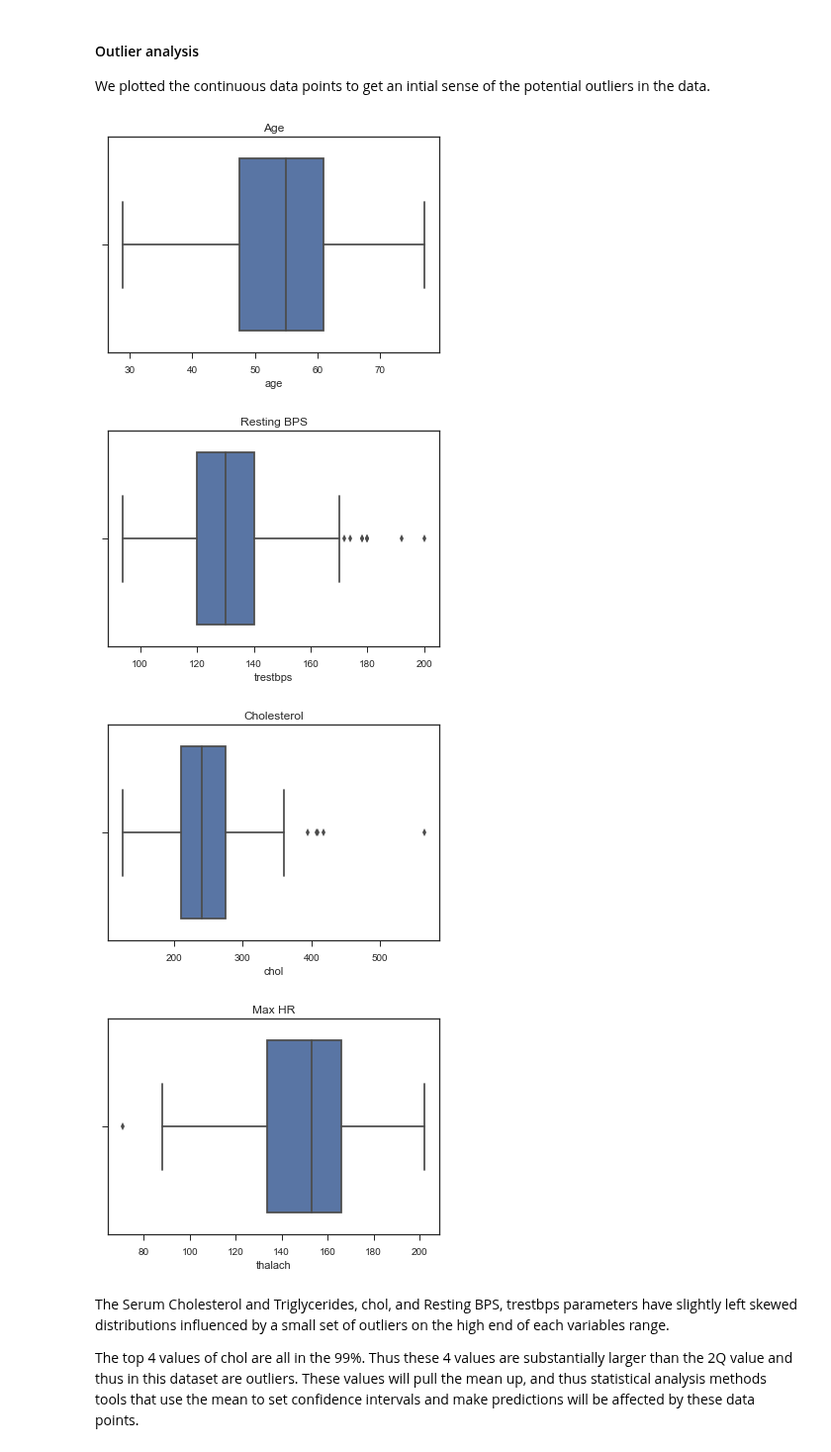
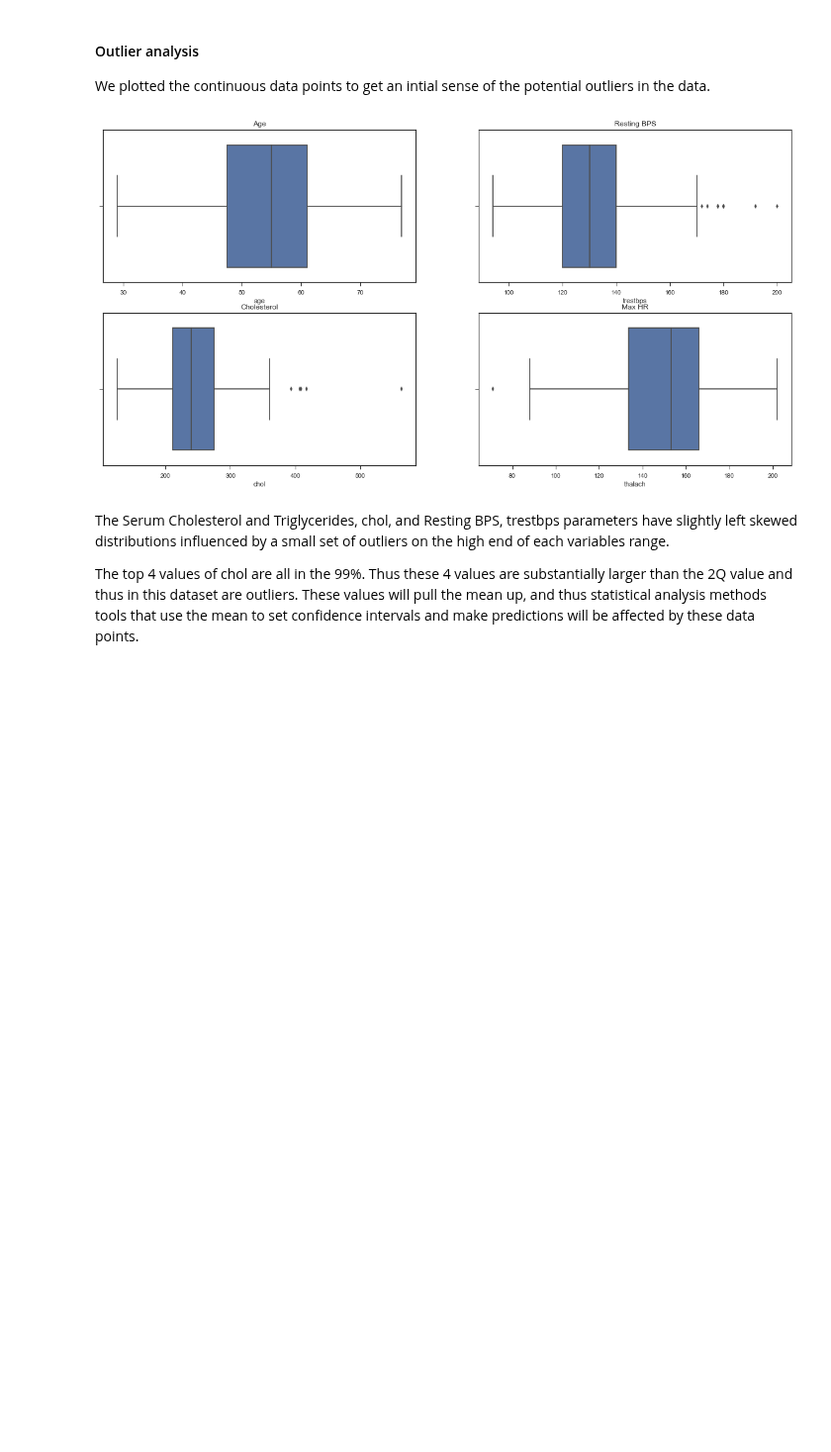
Before and after one commit to realdanielbyrne/Data_Mining_Labs, a Jupyter notebook: Lab1.ipynb, the cells around one changed output. Shown at 99% size. Saved outputs shown, nothing was run; the diff lists cells and outputs as text; code cells hidden in the pictures; blank space fills up the shorter version.

```diff
--- a/Lab1.ipynb
+++ b/Lab1.ipynb
@@ -89,28 +89,26 @@ We investigated the Kaggle discussion boards to see if anybody else had answers.
 
 We plotted the continuous data points to get an intial sense of the potential outliers in the data.
 # %%
-
 # matplotlib histograms of continuous variables
+plt.figure(figsize=(20,10))
+plt.subplot(2,2,1)
 sns.boxplot(x=df["age"])
 plt.title('Age')
-plt.show();
 
+plt.subplot(2,2,2)
 sns.boxplot(x=df["trestbps"])
 plt.title('Resting BPS')
-plt.show();
 
+plt.subplot(2,2,3)
 sns.boxplot(x=df["chol"])
 plt.title('Cholesterol')
-plt.show();
 
+plt.subplot(2,2,4)
 sns.boxplot(x=df["thalach"])
 plt.title('Max HR')
 plt.show();
 # %% [output]
-[figure, old version]
+[figure, new version]
-[figure, removed]
-[figure, removed]
-[figure, removed]
 # %% [markdown]
 The Serum Cholesterol and Triglycerides, chol, and Resting BPS, trestbps parameters have slightly left skewed distributions influenced by a small set of outliers on the high end of each variables range.
 
```
Also changed, not shown: parts of 17 cells of this notebook.
